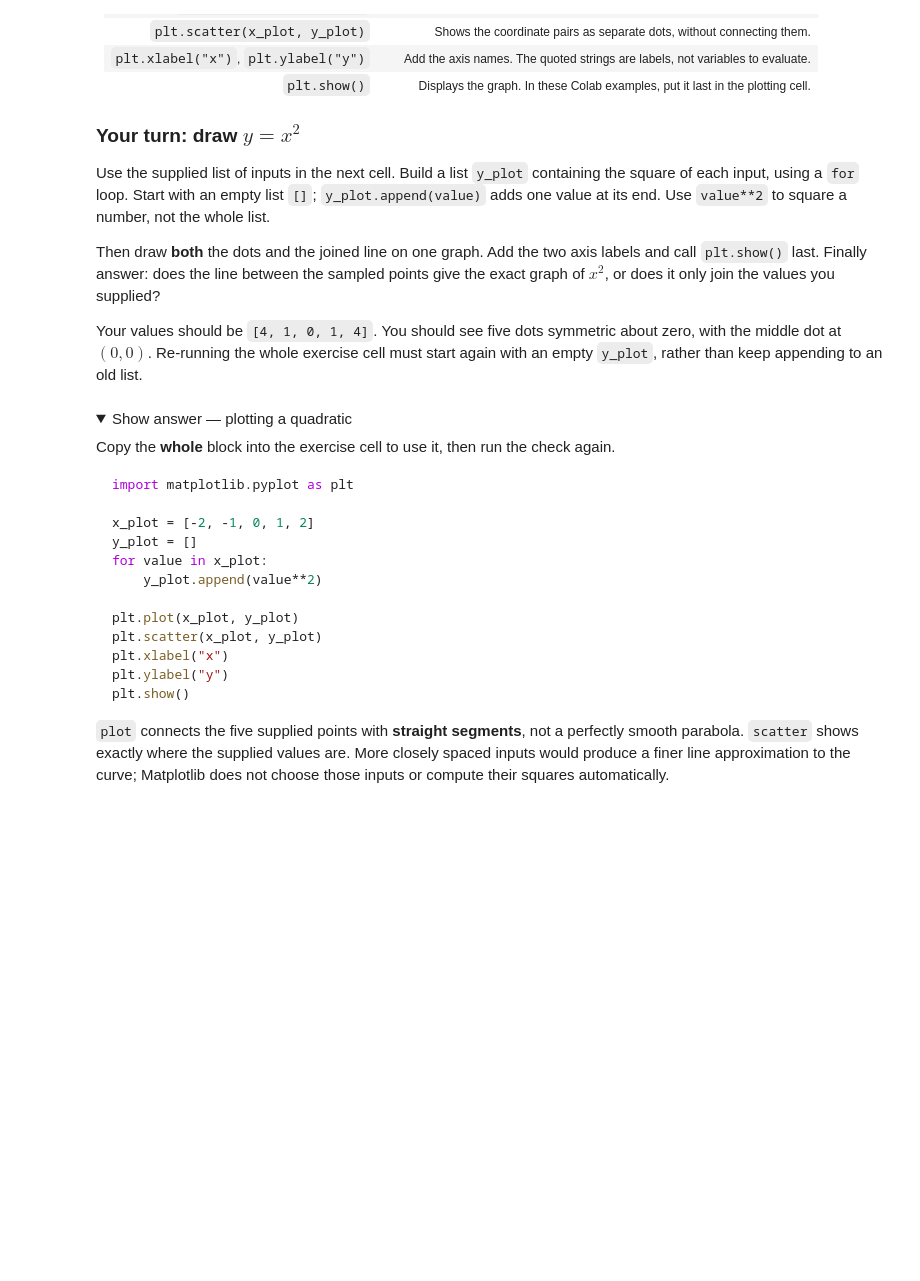
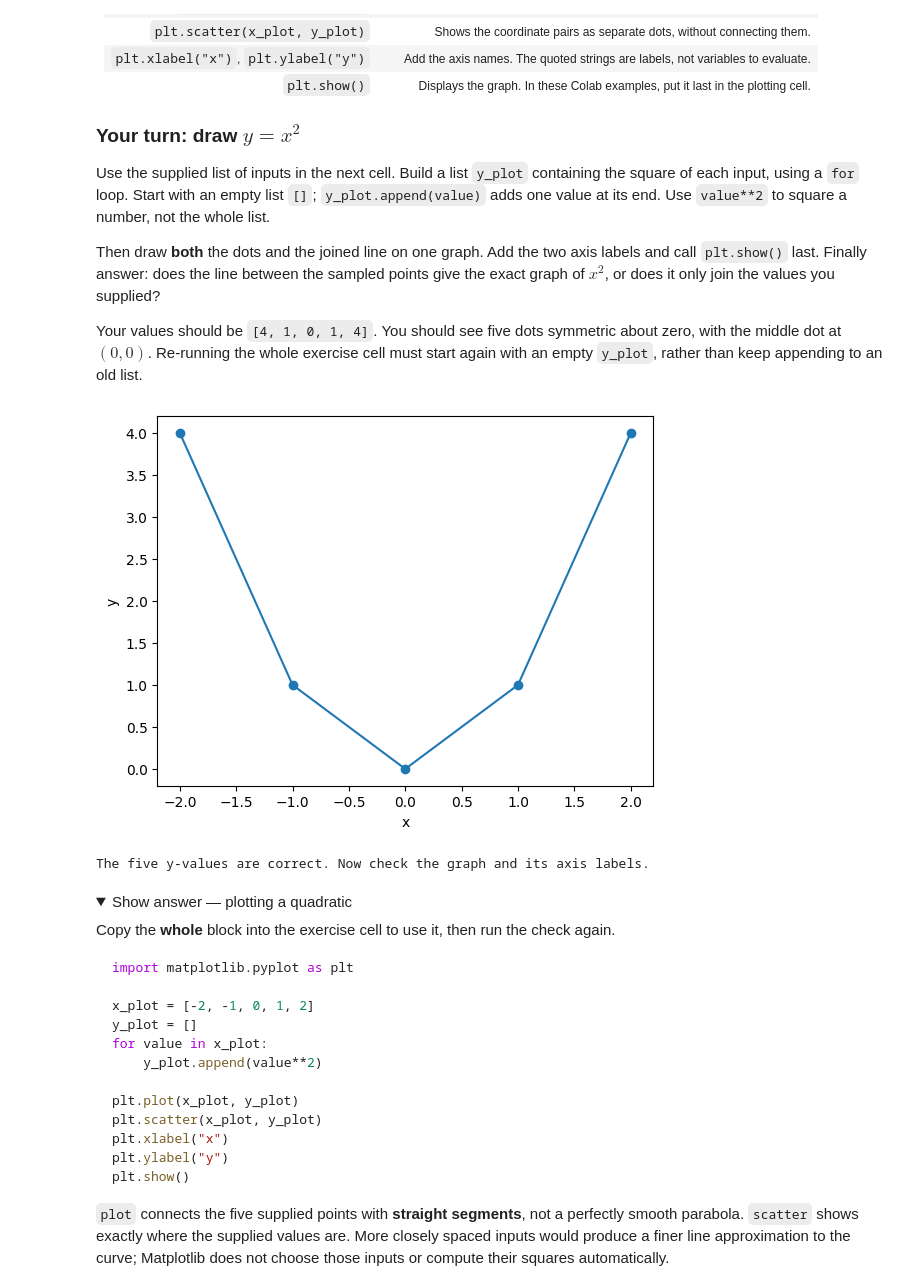
Before and after one commit to vishvak1/intro-2-python, a Jupyter notebook: Week_01/Lab/Week_01_intro_to_python.ipynb, the cells around one changed output. Saved outputs shown, nothing was run; the diff lists cells and outputs as text; code cells hidden in the pictures; folded sections open; blank space fills up the shorter version.

```diff
--- a/Week_01/Lab/Week_01_intro_to_python.ipynb
+++ b/Week_01/Lab/Week_01_intro_to_python.ipynb
@@ -161,12 +163,22 @@ Your values should be `[4, 1, 0, 1, 4]`. You should see five dots symmetric abou
 # %%
 # Complete this cell. The imports and data are supplied so it can run on its own.
 import matplotlib.pyplot as plt
 
 x_plot = [-2, -1, 0, 1, 2]
 y_plot = []
 
 # Write a loop that appends the square of each value in x_plot to y_plot.
+for i in range(len(x_plot)):
+  y_plot.append(x_plot[i]**2)
+
 # Then use plot, scatter, xlabel, ylabel, and show as in the worked example.
+plt.plot(x_plot, y_plot)
+plt.scatter(x_plot, y_plot)
+plt.xlabel("x")
+plt.ylabel("y")
+plt.show()
+# %% [output]
+[figure, added]
 # %%
 # Supplied check: run after attempting the exercise. You do not need to edit it.
 if y_plot == [4, 1, 0, 1, 4]:
@@ -174,6 +186,8 @@ if y_plot == [4, 1, 0, 1, 4]:
 else:
     print("The list is not complete yet. Expected: [4, 1, 0, 1, 4].")
     print("Check your loop, or copy the worked answer below into the exercise cell.")
+# %% [output]
+The five y-values are correct. Now check the graph and its axis labels.
 # %% [markdown]
 <details>
 <summary>Show answer — plotting a quadratic</summary>
```
Also changed, not shown: parts of 1 cell of this notebook.
